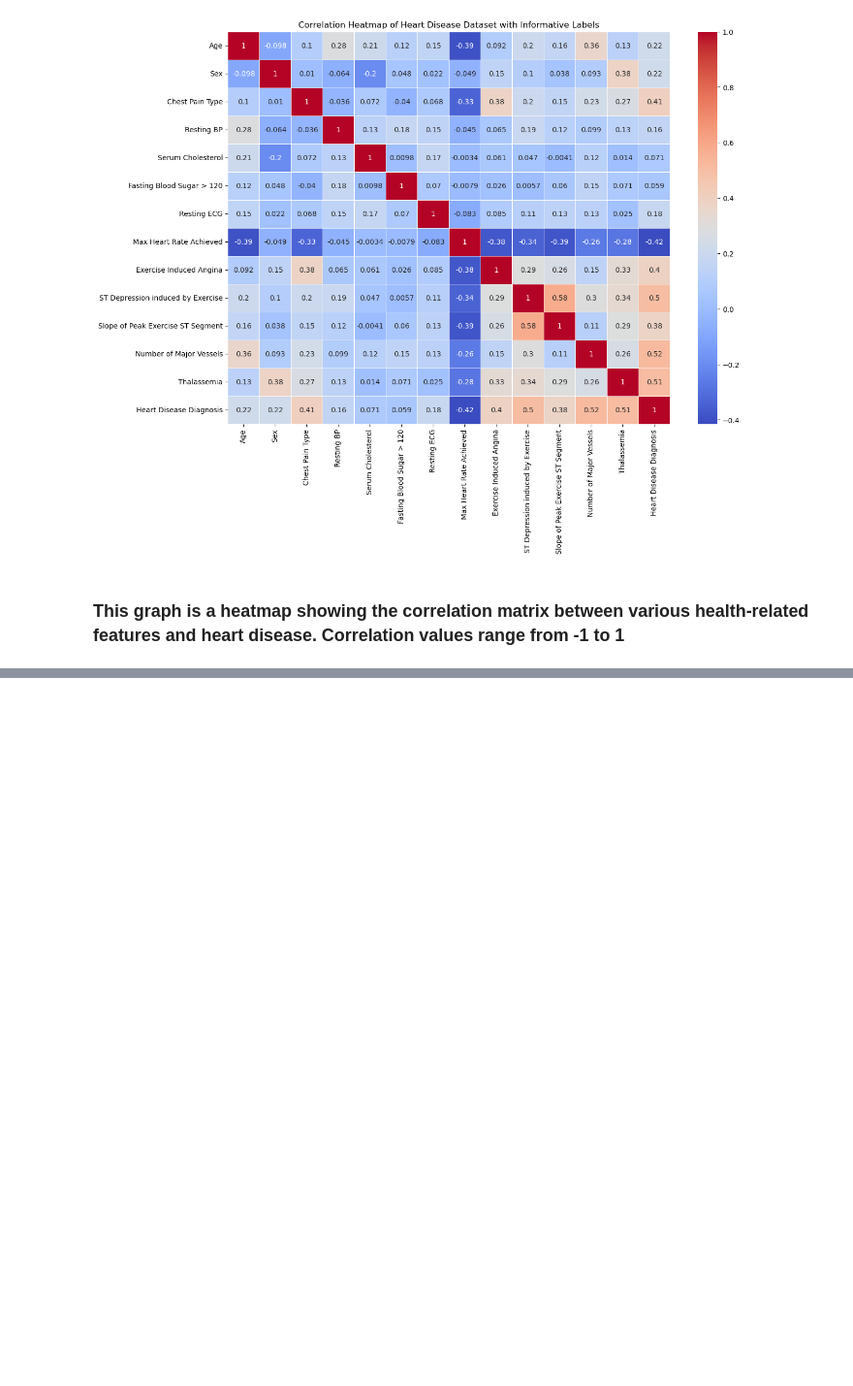
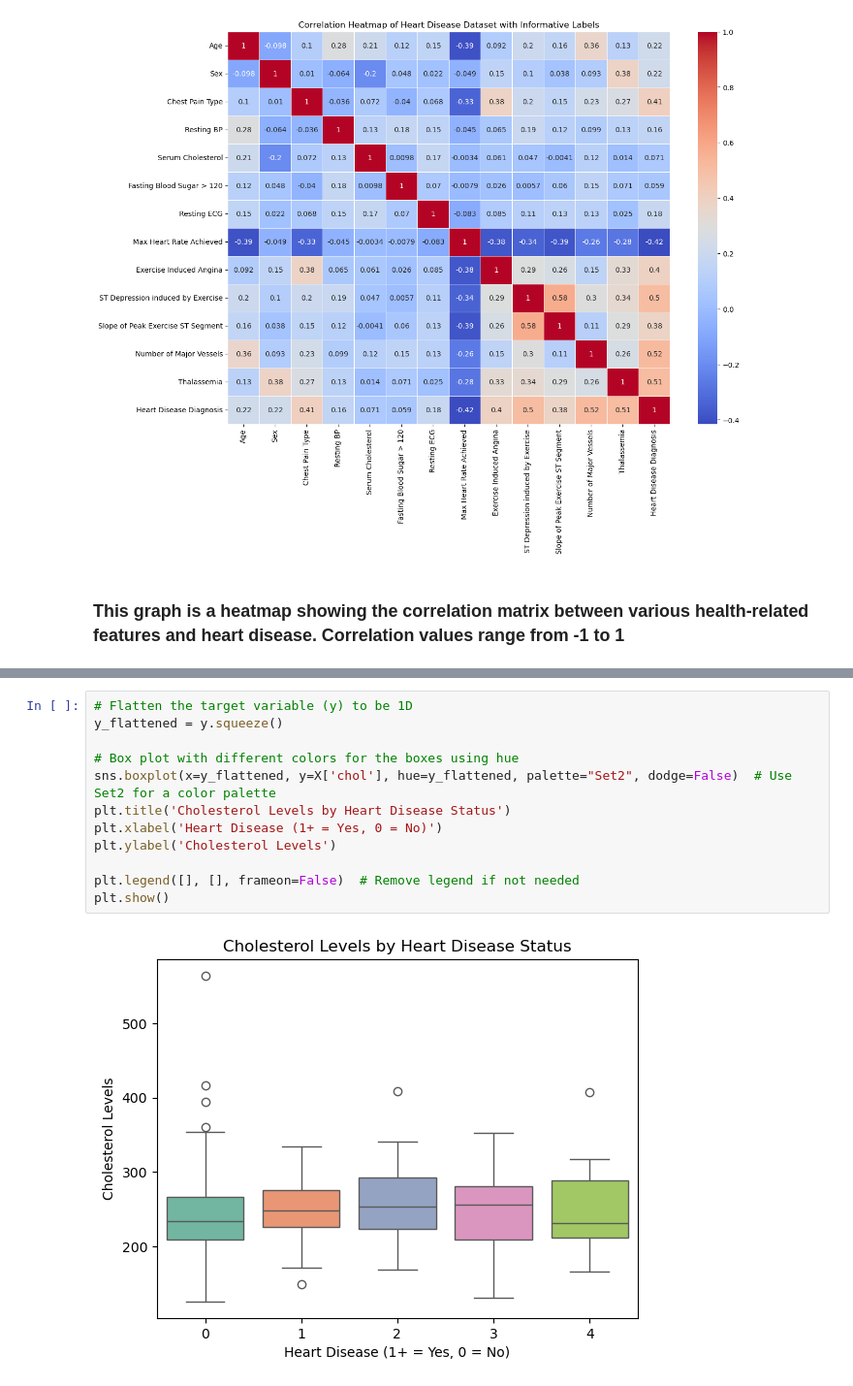
Before and after one commit to chenxi-liu233/24Fall_CSCI6806_Group10, a Jupyter notebook: eda/eda.ipynb, the cells around one changed output, grey strips where cells are left out. Shown: that part at 97% size. Drawn from its saved outputs; the diff is of its cells as text; blank space fills up the shorter version.

```diff
--- a/eda/eda.ipynb
+++ b/eda/eda.ipynb
@@ -143,0 +161,14 @@ plt.show()
+# %%
+# Flatten the target variable (y) to be 1D
+y_flattened = y.squeeze()
+
+# Box plot with different colors for the boxes using hue
+sns.boxplot(x=y_flattened, y=X['chol'], hue=y_flattened, palette="Set2", dodge=False)  # Use Set2 for a color palette
+plt.title('Cholesterol Levels by Heart Disease Status')
+plt.xlabel('Heart Disease (1+ = Yes, 0 = No)')
+plt.ylabel('Cholesterol Levels')
+
+plt.legend([], [], frameon=False)  # Remove legend if not needed
+plt.show()
+# %% [output]
+[figure, added]
```
Also changed, not shown: parts of 3 cells of this notebook.
